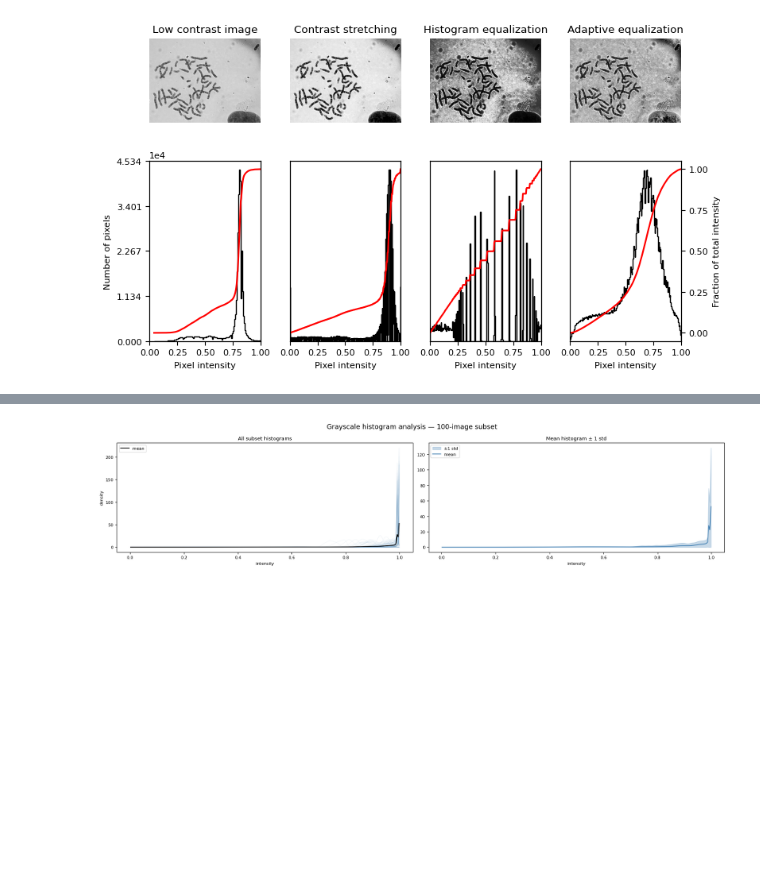
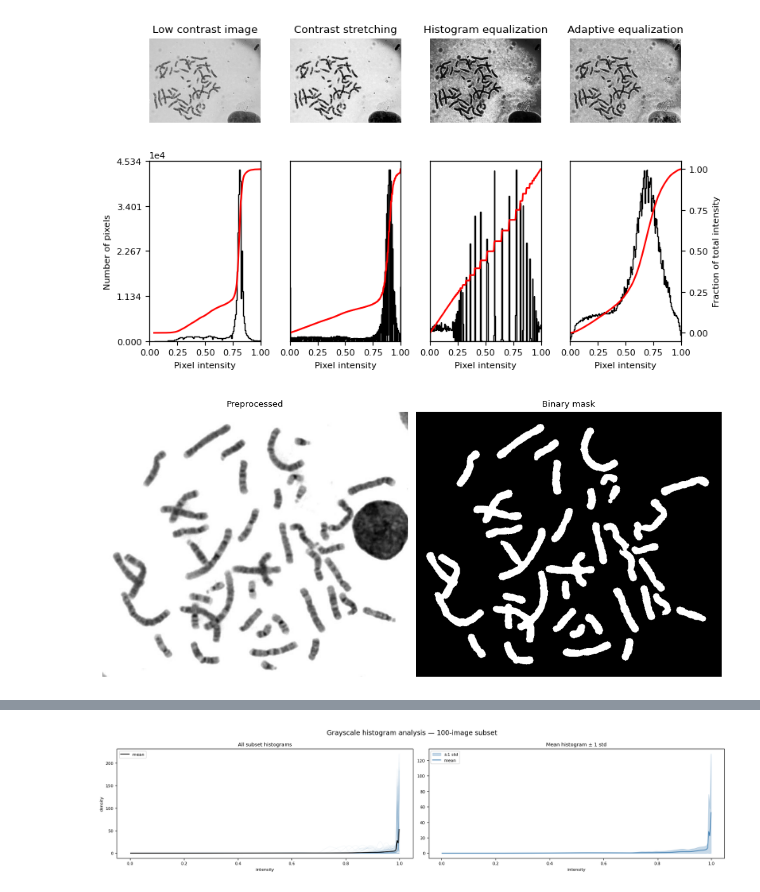
Before and after one commit to KojoAning/BME1433, a Jupyter notebook: bme1433.ipynb, the cells around one changed output, grey strips where cells are left out. Cells and saved outputs as stored; diff of their text form; code cells hidden in the pictures; blank space fills up the shorter version.

```diff
--- a/bme1433.ipynb
+++ b/bme1433.ipynb
@@ -221,12 +228,12 @@ def chromosome_mask_with_adaptive_histogram(img_path,
     return mask
 # %%
 def chromosome_mask_with_contrast_stretching(img_path,
-                           gaussian_sigma=0.77,
-                           tophat_disk_size=30,
-                           block_size=73,
-                           opening_disk_size=30,
-                           min_object_size=500,
-                           plot=True):
+                            gaussian_sigma=0.3,
+                            tophat_disk_size=15,
+                            block_size=101,
+                            opening_disk_size=5,
+                            min_object_size=600,
+                            plot=True):
     """
     Segment chromosomes from a grayscale microscopy image.
 
@@ -286,3 +293,7 @@ def chromosome_mask_with_contrast_stretching(img_path,
         plt.show()
 
     return mask
+# %%
+mask = chromosome_mask_with_contrast_stretching(img_24[2],gaussian_sigma=0.3,tophat_disk_size=15,block_size=101,opening_disk_size=5,min_object_size=600,)
+# %% [output]
+[figure, added]
```
Also changed, not shown: parts of 4 cells of this notebook.
